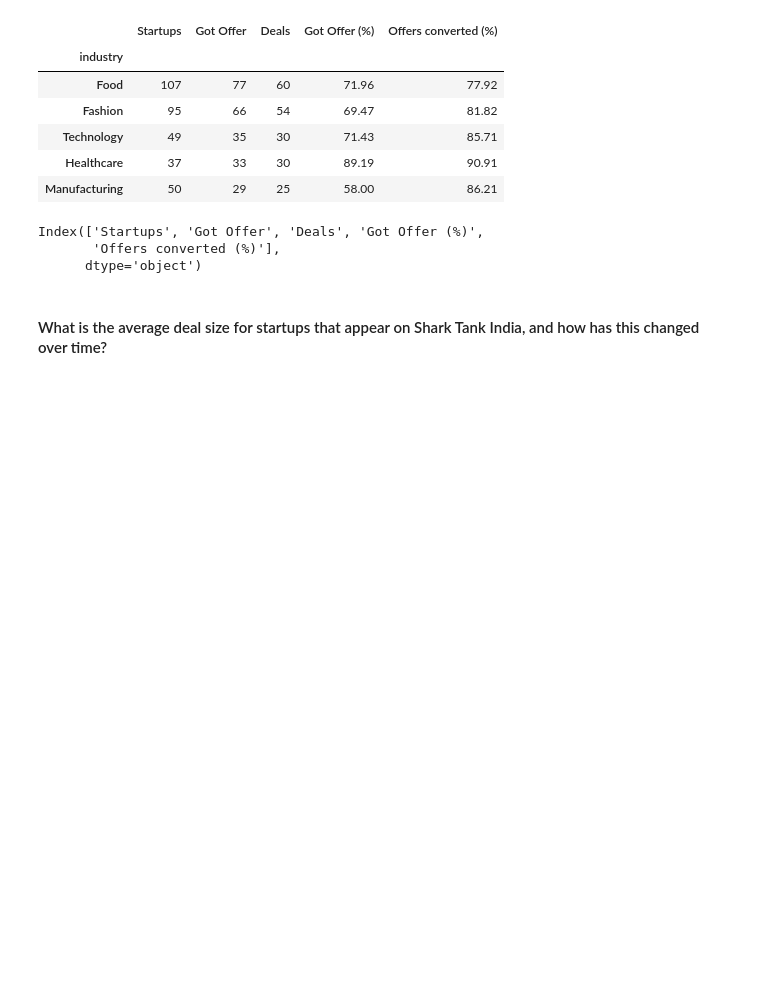
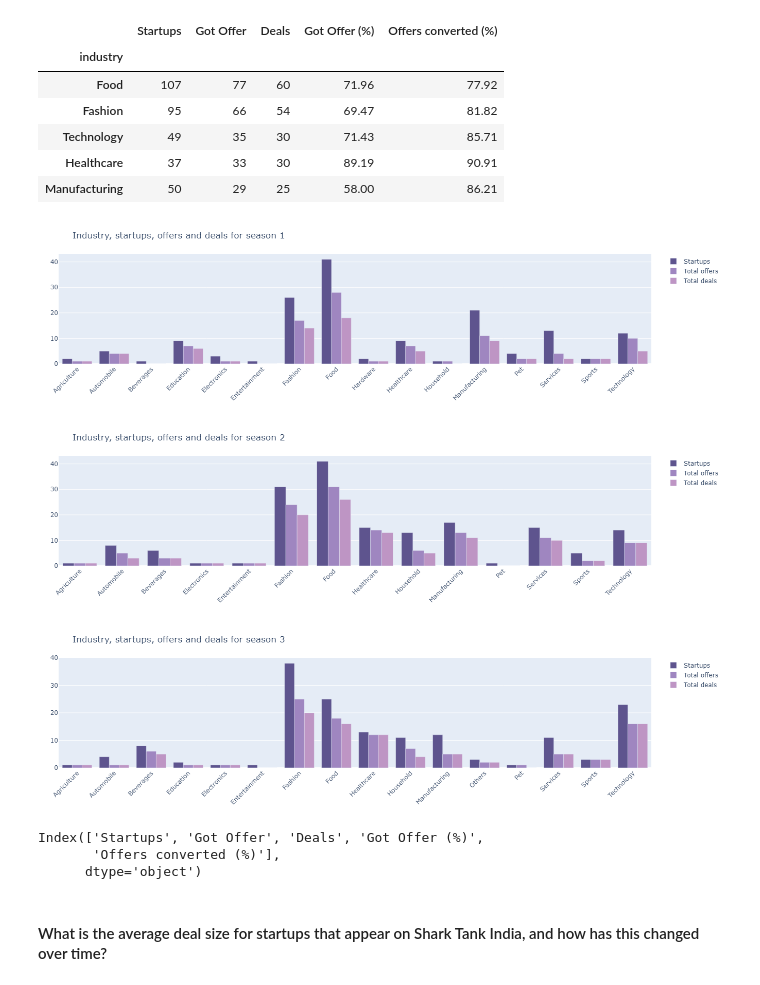
Before and after one commit to AnirudhSinghBhadauria/shark-tank-analysis, a Jupyter notebook: shark_tank_analysis.ipynb, the cells around one changed output. Cells and saved outputs as stored; diff of their text form; code cells hidden in the pictures; blank space fills up the shorter version.

```diff
--- a/shark_tank_analysis.ipynb
+++ b/shark_tank_analysis.ipynb
@@ -246,3 +299,53 @@ startup_deals.sort_values('Got Offer', ascending=False).iloc[:5, :]
+# %%
+# Plot for total number of startups from different industries for a particular season
+
+def plot_startup_offer(season_number):
+    startup_data = startup_offer_converted_by_season(season_number)
+
+    industry = startup_data.index
+    startups = startup_data.values[:, 0]
+    offers = startup_data.values[:, 1]
+    deals = startup_data.values[:, 2]
+
+    fig = go.Figure()
+    fig.add_trace(go.Bar(
+        x=industry,
+        y=startups,
+        name='Startups',
+        marker_color='#5e548e'
+    ))
+
+    fig.add_trace(go.Bar(
+        x=industry,
+        y=offers,
+        name='Total offers',
+        marker_color='#9f86c0'
+    ))
+
+    fig.add_trace(go.Bar(
+        x=industry,
+        y=deals,
+        name='Total deals',
+        marker_color='#be95c4'
+    ))
+
+    fig.update_layout(
+        barmode='group',
+        xaxis_tickangle=-45,
+        title=f"Industry, startups, offers and deals for season {season_number}",
+        height=10,
+        margin=dict(l=40, r=40, t=60, b=40)
+    )
+
+    fig.show()
+
+plot_startup_offer(1)
+plot_startup_offer(2)
+plot_startup_offer(3)
+# %% [output]
+[figure, added]
+[figure, added]
+[figure, added]
 # %%
 startup_deals.keys()
 # %% [output]
```
Also changed, not shown: parts of 4 cells of this notebook.
